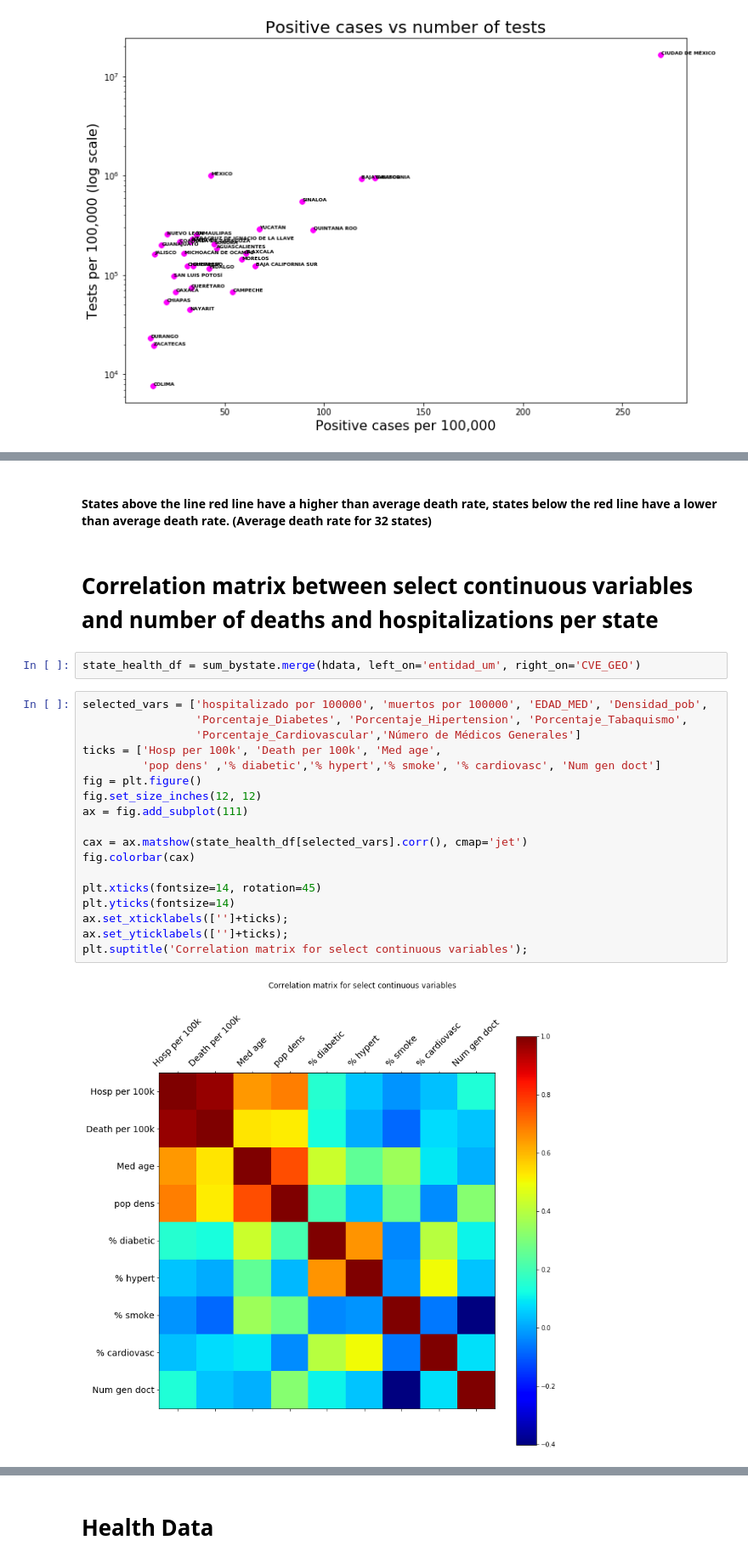
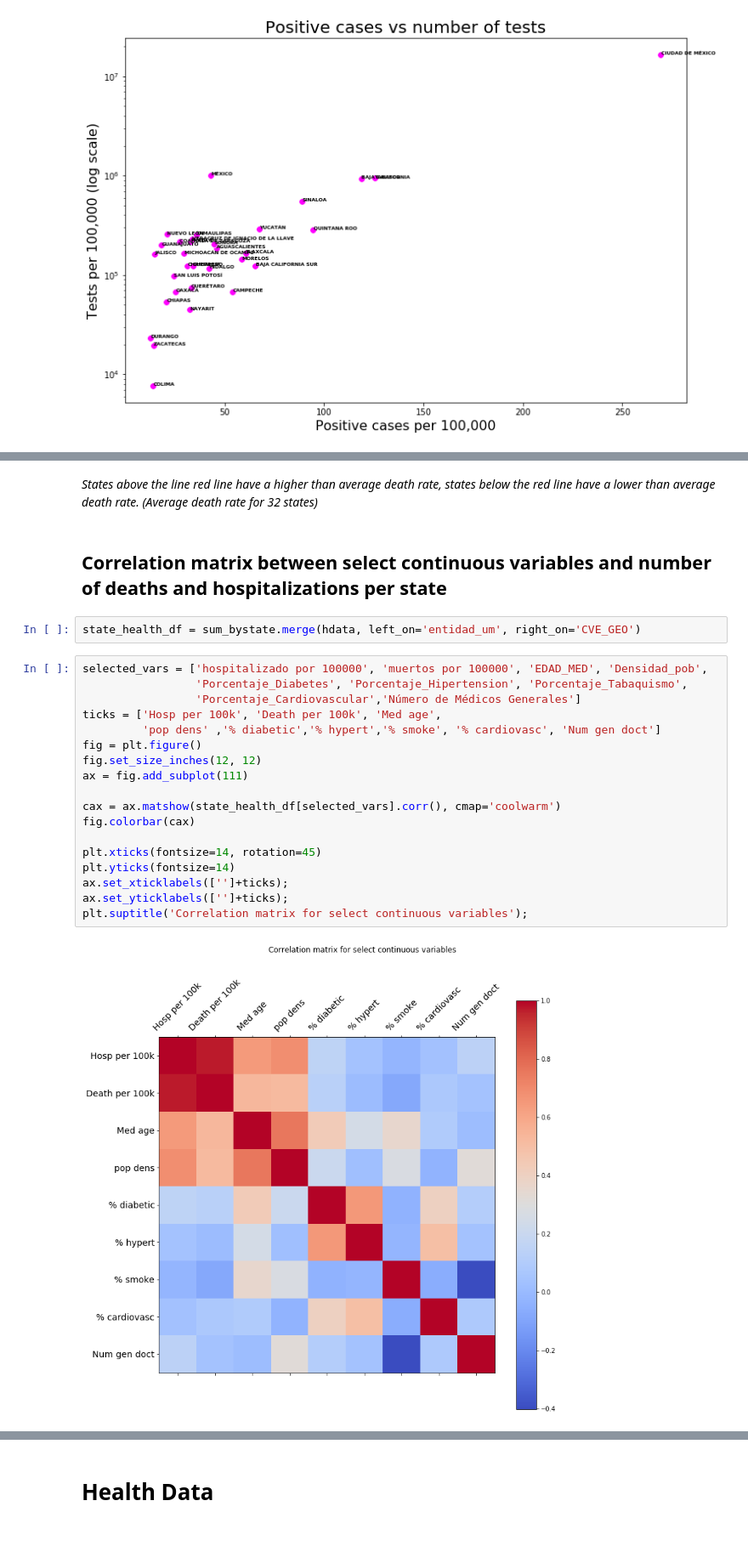
Before and after one commit to ml-project-2020/covid, a Jupyter notebook: Descriptive Visualizations.ipynb, the cells around one changed output, grey strips where cells are left out. Shown at 85% size. Saved outputs shown, nothing was run; the diff lists cells and outputs as text; blank space fills up the shorter version.

```diff
--- a/Descriptive Visualizations.ipynb
+++ b/Descriptive Visualizations.ipynb
@@ -220,28 +221,28 @@ for line in range(0,sum_bystate.shape[0]):
 # %% [output]
 [figure]
 # %% [markdown]
-#### States above the line red line have a higher than average death rate, states below the red line have a lower than average death rate. (Average death rate for 32 states)
+_States above the line red line have a higher than average death rate, states below the red line have a lower than average death rate. (Average death rate for 32 states)_
 # %% [markdown]
-# Correlation matrix between select continuous variables and number of deaths and hospitalizations per state
+## Correlation matrix between select continuous variables and number of deaths and hospitalizations per state
 # %%
 state_health_df = sum_bystate.merge(hdata, left_on='entidad_um', right_on='CVE_GEO')
 # %%
 selected_vars = ['hospitalizado por 100000', 'muertos por 100000', 'EDAD_MED', 'Densidad_pob',
                  'Porcentaje_Diabetes', 'Porcentaje_Hipertension', 'Porcentaje_Tabaquismo',
                  'Porcentaje_Cardiovascular','Número de Médicos Generales']
 ticks = ['Hosp per 100k', 'Death per 100k', 'Med age',
          'pop dens' ,'% diabetic','% hypert','% smoke', '% cardiovasc', 'Num gen doct']
 fig = plt.figure()
 fig.set_size_inches(12, 12)
 ax = fig.add_subplot(111)
 
-cax = ax.matshow(state_health_df[selected_vars].corr(), cmap='jet')
+cax = ax.matshow(state_health_df[selected_vars].corr(), cmap='coolwarm')
 fig.colorbar(cax)
 
 plt.xticks(fontsize=14, rotation=45)
 plt.yticks(fontsize=14)
 ax.set_xticklabels(['']+ticks);
 ax.set_yticklabels(['']+ticks);
 plt.suptitle('Correlation matrix for select continuous variables');
 # %% [output]
-[figure, old version]
+[figure, new version]
```
Also changed, not shown: parts of 17 cells of this notebook, 2 other files.
